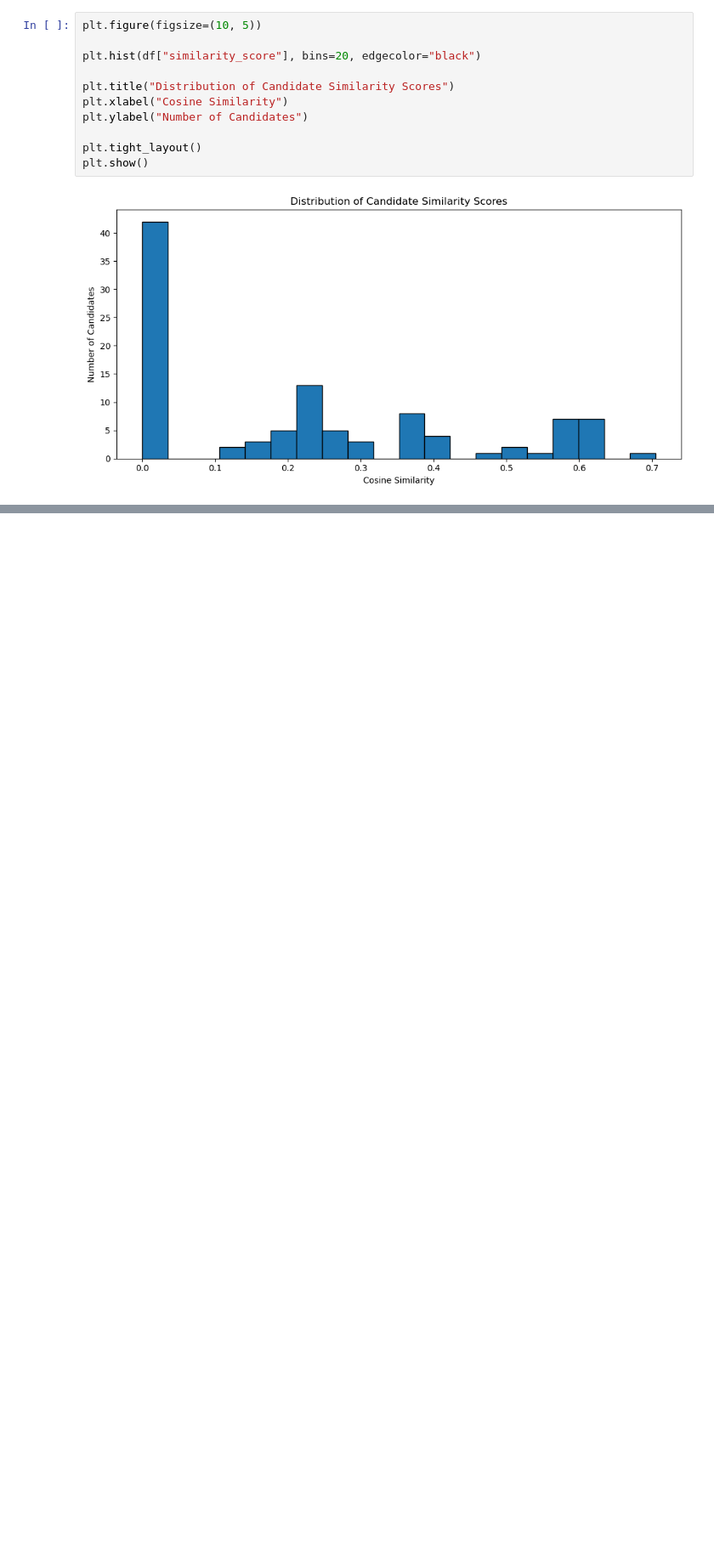
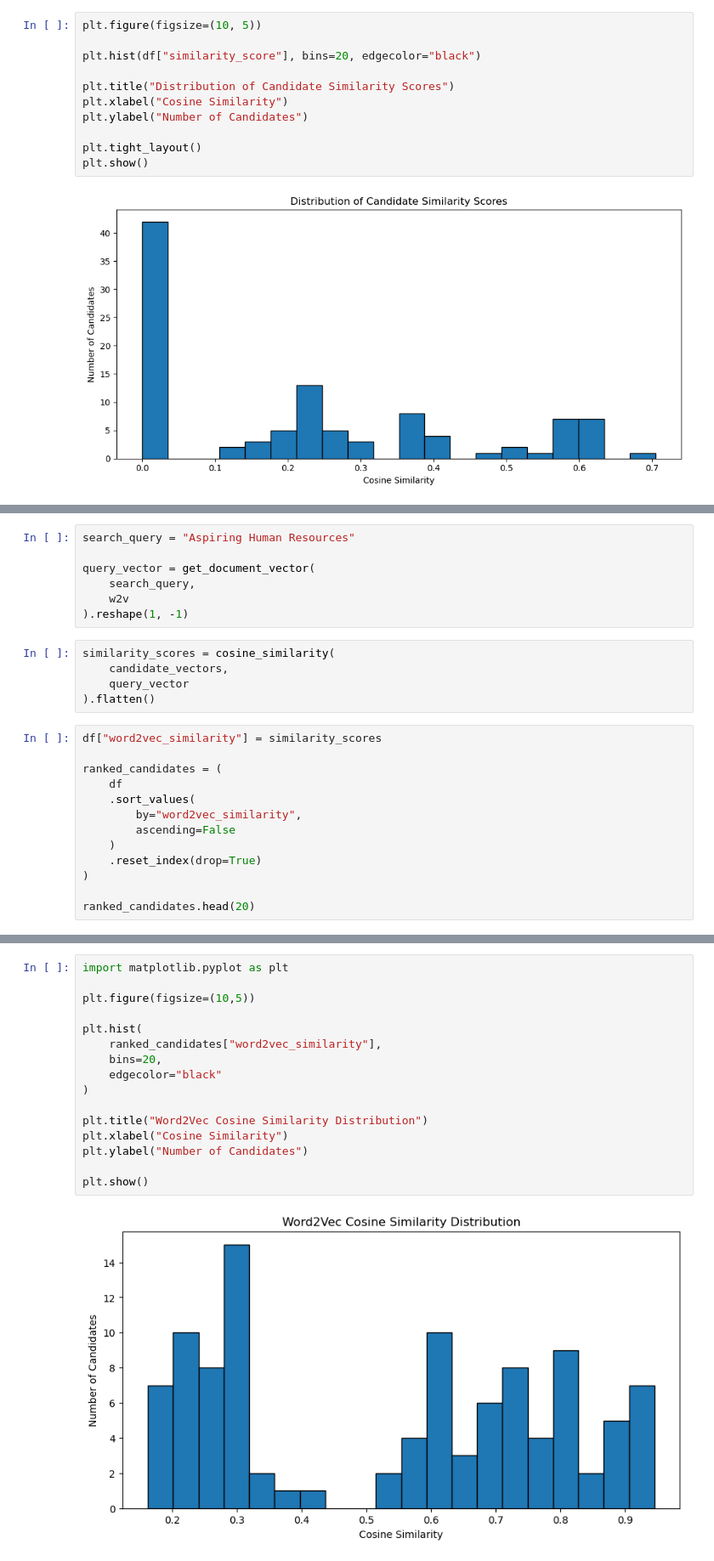
Before and after one commit to DillonR03/Potential-Talents-Candidate-Ranking-Model, a Jupyter notebook: PotentialTalentsNotebook.ipynb, the cells around one changed output, grey strips where cells are left out. Shown at 85% size. Drawn from its saved outputs; the diff is of its cells as text; blank space fills up the shorter version.

Commit message:
Word Embeddings Added
Word2Vec and FastText word embeddings added and visualised.

```diff
--- a/PotentialTalentsNotebook.ipynb
+++ b/PotentialTalentsNotebook.ipynb
@@ -313,0 +348,25 @@ plt.show()
+# %%
+search_query = "Aspiring Human Resources"
+
+query_vector = get_document_vector(
+    search_query,
+    w2v
+).reshape(1, -1)
+# %%
+similarity_scores = cosine_similarity(
+    candidate_vectors,
+    query_vector
+).flatten()
+# %%
+df["word2vec_similarity"] = similarity_scores
+
+ranked_candidates = (
+    df
+    .sort_values(
+        by="word2vec_similarity",
+        ascending=False
+    )
+    .reset_index(drop=True)
+)
+
+ranked_candidates.head(20)
@@ -313,0 +391,18 @@ plt.show()
+# %%
+import matplotlib.pyplot as plt
+
+plt.figure(figsize=(10,5))
+
+plt.hist(
+    ranked_candidates["word2vec_similarity"],
+    bins=20,
+    edgecolor="black"
+)
+
+plt.title("Word2Vec Cosine Similarity Distribution")
+plt.xlabel("Cosine Similarity")
+plt.ylabel("Number of Candidates")
+
+plt.show()
+# %% [output]
+[figure, added]
```
Also changed, not shown: parts of 16 cells of this notebook.
